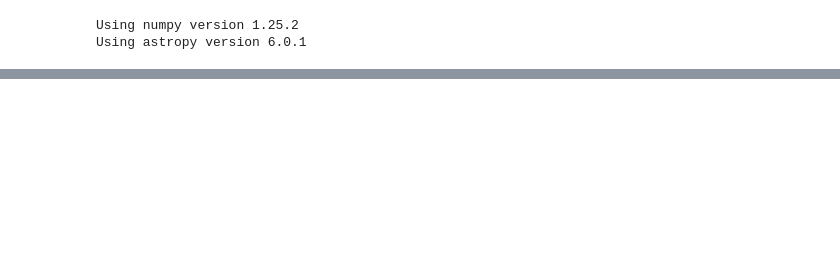
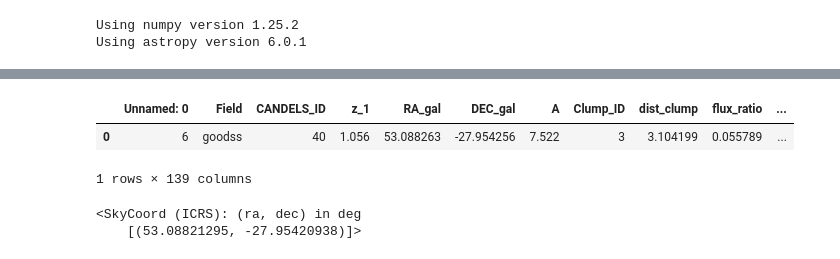
Before and after one commit to NiloofarSharei/Clump, a Jupyter notebook: Codes/flux_comparison_with_guo_images.ipynb, the cells around one changed output, grey strips where cells are left out. Cells and saved outputs as stored; diff of their text form; code cells hidden in the pictures; blank space fills up the shorter version.

```diff
--- a/Codes/flux_comparison_with_guo_images.ipynb
+++ b/Codes/flux_comparison_with_guo_images.ipynb
@@ -228,0 +244,3 @@ glob.glob('/Users/neal/Documents/PhD/RESEARCH/SED-fitting/Clumps/UV candels/*_go
+# %%
+clump_catalog = pd.read_csv('/Users/neal/Documents/PhD/projects/SED-fitting/Clump/results/fluxratio_above5_matched_galid_normdist.csv')
+# clump_catalog = pd.read_csv(clump_catalog_path)
@@ -228,0 +361,10 @@ glob.glob('/Users/neal/Documents/PhD/RESEARCH/SED-fitting/Clumps/UV candels/*_go
+# %%
+ex_data= clump_catalog[(clump_catalog['CANDELS_ID'] == 40) & (clump_catalog['Clump_ID'] == 3)]
+# ex_data_2= goodss[(goodss['CANDELS_ID'] == 18) & (goodss['Clump_ID'] == 2)]
+ra_dec_clump1 =ex_data[['RA_clump', 'DEC_clump']]
+# %%
+ex_data
+# %% [output]
+|  | Unnamed: 0 | Field | CANDELS_ID | z_1 | RA_gal | DEC_gal | A | Clump_ID | dist_clump | flux_ratio | ... |
+| 0 | 6 | goodss | 40 | 1.056 | 53.088263 | -27.954256 | 7.522 | 3 | 3.104199 | 0.055789 | ... |
+1 rows × 139 columns
@@ -228,0 +373,5 @@ glob.glob('/Users/neal/Documents/PhD/RESEARCH/SED-fitting/Clumps/UV candels/*_go
+# %%
+coords
+# %% [output]
+<SkyCoord (ICRS): (ra, dec) in deg
+    [(53.08821295, -27.95420938)]>
```
Also changed, not shown: parts of 27 cells of this notebook, 4 other files.
